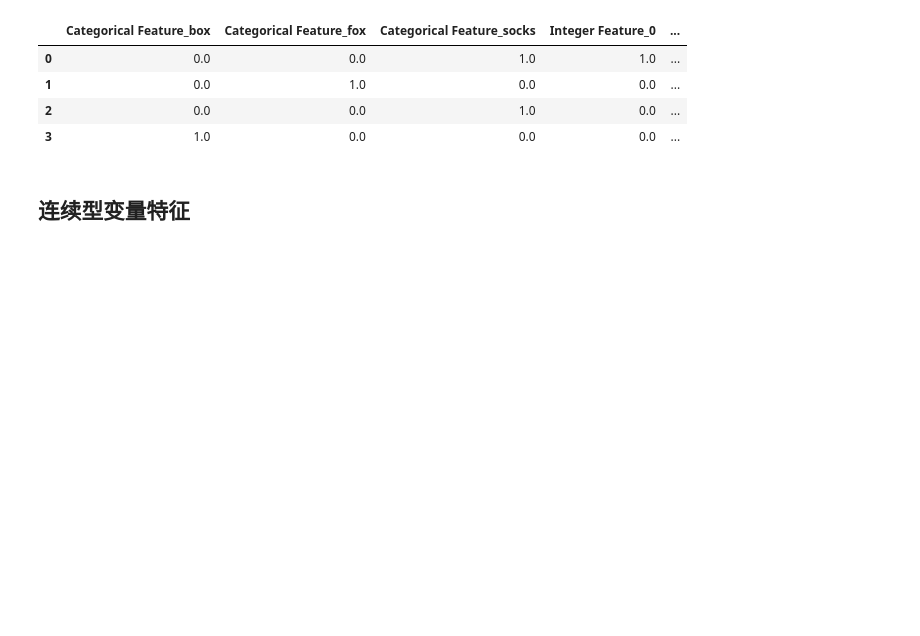
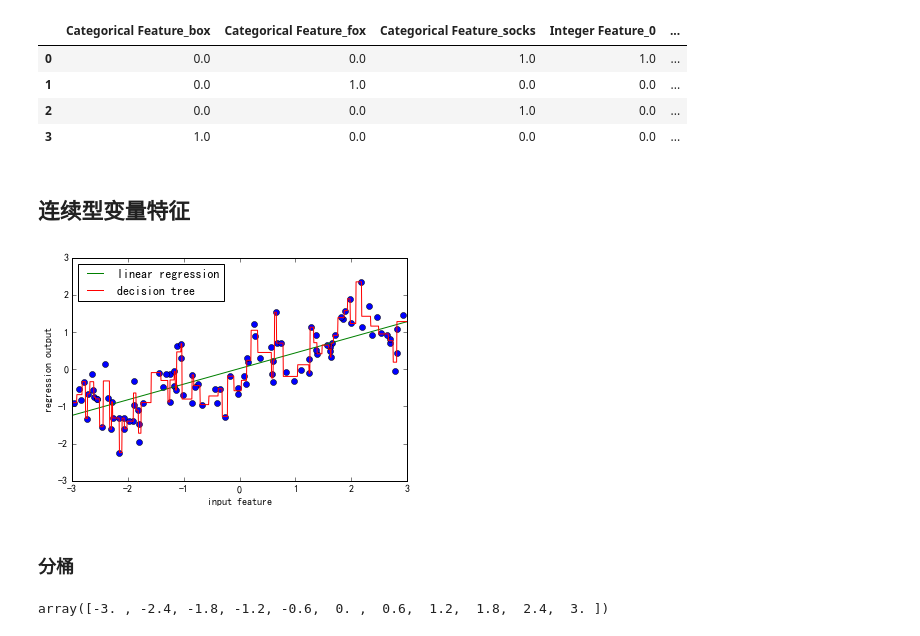
Before and after one commit to futheads/Python-study, a Jupyter notebook: MLexamples/Feature-Engineering.ipynb, the cells around one changed output. Cells and saved outputs as stored; diff of their text form; code cells hidden in the pictures; blank space fills up the shorter version.

```diff
--- a/MLexamples/Feature-Engineering.ipynb
+++ b/MLexamples/Feature-Engineering.ipynb
@@ -56,3 +56,49 @@ pd.get_dummies(demo_df)
 | 3 | 1.0 | 0.0 | 0.0 | 0.0 | ... |
 # %% [markdown]
 ## 连续型变量特征
+# %%
+import numpy as np
+
+def make_wave(n_samples=100):
+    rnd=np.random.RandomState(42)
+    x = rnd.uniform(-3, 3, size=n_samples)   #np.random.uniform生成100个随机数,符合U(-3,3)上的均匀分布
+    y_no_noise = (np.sin(4 * x) + x)
+    y = (y_no_noise + rnd.normal(size=len(x))) / 2
+    #生成100个随机数,符合N(0,1)正态分布
+    return x.reshape(-1, 1), y   #返回关于x的列向量
+# %%
+%matplotlib inline
+import matplotlib.pyplot as plt
+from sklearn.linear_model import LinearRegression
+from sklearn.tree import DecisionTreeRegressor
+
+X, y = make_wave(n_samples=100)
+plt.plot(X[:, 0], y, 'o')
+line = np.linspace(-3, 3, 1000)[:-1].reshape(-1, 1)
+reg = LinearRegression().fit(X, y)
+plt.plot(line, reg.predict(line), label="linear regression")
+
+reg = DecisionTreeRegressor(min_samples_split=3).fit(X, y)
+plt.plot(line, reg.predict(line), label="decision tree")
+
+plt.ylabel("regression output")
+plt.xlabel("input feature")
+
+plt.legend(loc="best")
+
+plt.show()
+# %% [output]
+[figure, added]
+# %% [markdown]
+### 分桶
+# %%
+import numpy as np
+
+# np.set_printoptions设置数组答应信息， precision设置输出浮点精度
+np.set_printoptions(precision=2)
+
+# 构造连续特征切割分桶边界
+bins = np.linspace(-3, 3, 11)
+bins
+# %% [output]
+array([-3. , -2.4, -1.8, -1.2, -0.6,  0. ,  0.6,  1.2,  1.8,  2.4,  3. ])
```
Also changed, not shown: parts of 4 cells of this notebook.
